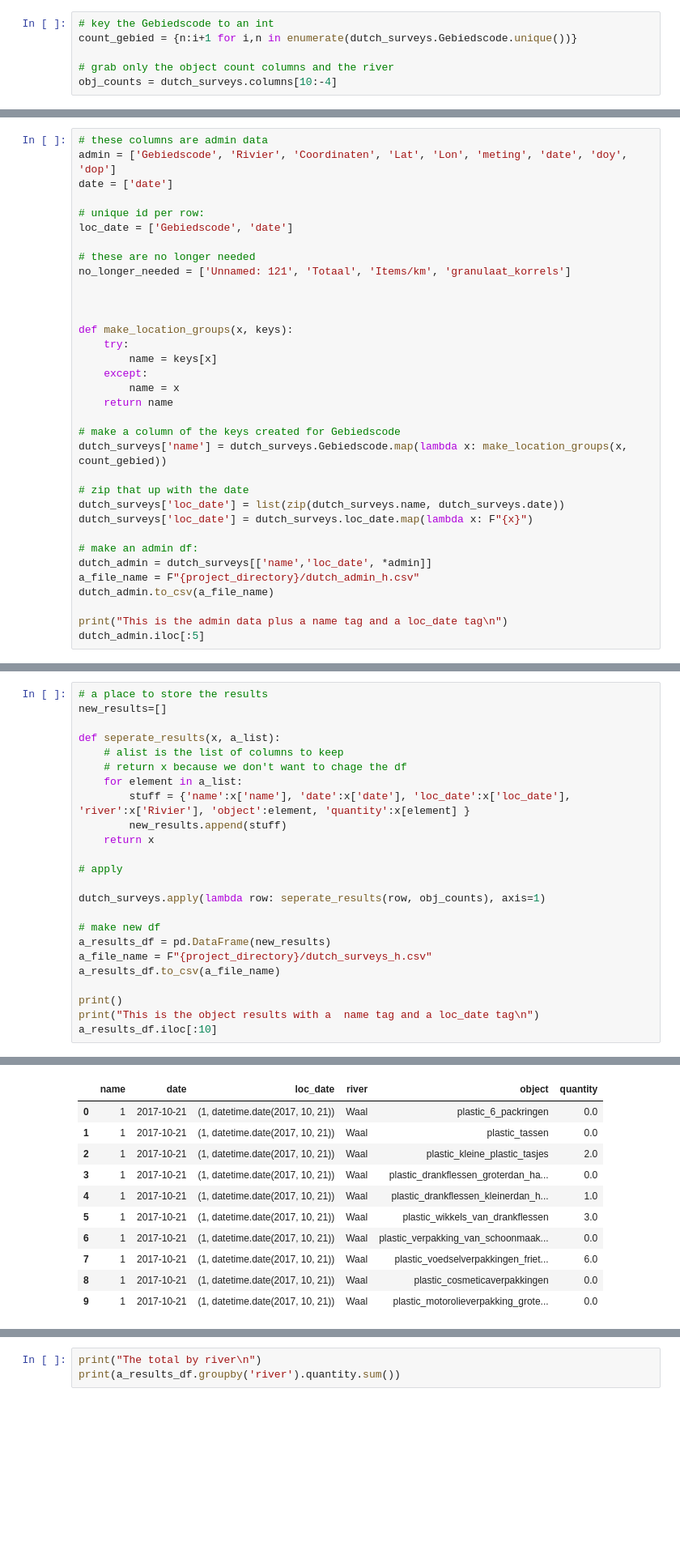
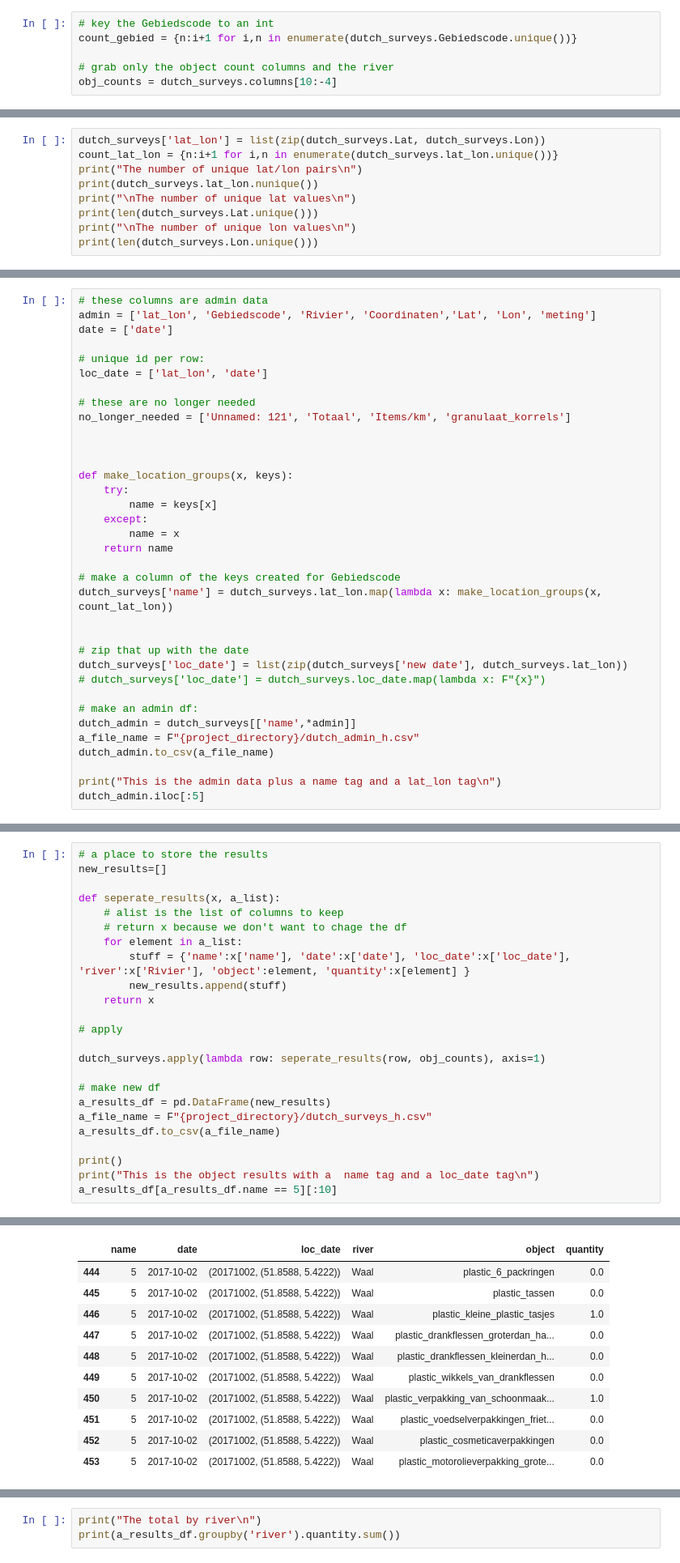
Before and after one commit to hammerdirt-analyst/rhinecode, a Jupyter notebook: harmonizesurveyresults.ipynb, the cells around one changed output, grey strips where cells are left out. Shown at 81% size. Saved outputs shown, nothing was run; the diff lists cells and outputs as text; blank space fills up the shorter version.

```diff
--- a/harmonizesurveyresults.ipynb
+++ b/harmonizesurveyresults.ipynb
@@ -232,0 +246,9 @@ dutch_surveys['date'] = dutch_surveys['this date']
+# %%
+dutch_surveys['lat_lon'] = list(zip(dutch_surveys.Lat, dutch_surveys.Lon))
+count_lat_lon = {n:i+1 for i,n in enumerate(dutch_surveys.lat_lon.unique())}
+print("The number of unique lat/lon pairs\n")
+print(dutch_surveys.lat_lon.nunique())
+print("\nThe number of unique lat values\n")
+print(len(dutch_surveys.Lat.unique()))
+print("\nThe number of unique lon values\n")
+print(len(dutch_surveys.Lon.unique()))
@@ -233,10 +267,10 @@ dutch_surveys['date'] = dutch_surveys['this date']
 # %%
 # these columns are admin data
-admin = ['Gebiedscode', 'Rivier', 'Coordinaten', 'Lat', 'Lon', 'meting', 'date', 'doy', 'dop']
+admin = ['lat_lon', 'Gebiedscode', 'Rivier', 'Coordinaten','Lat', 'Lon', 'meting']
 date = ['date']
 
 # unique id per row:
-loc_date = ['Gebiedscode', 'date']
+loc_date = ['lat_lon', 'date']
 
 # these are no longer needed
 no_longer_needed = ['Unnamed: 121', 'Totaal', 'Items/km', 'granulaat_korrels']
@@ -251,17 +285,18 @@ def make_location_groups(x, keys):
     return name
 
 # make a column of the keys created for Gebiedscode
-dutch_surveys['name'] = dutch_surveys.Gebiedscode.map(lambda x: make_location_groups(x, count_gebied))
+dutch_surveys['name'] = dutch_surveys.lat_lon.map(lambda x: make_location_groups(x, count_lat_lon))
+
 
 # zip that up with the date
-dutch_surveys['loc_date'] = list(zip(dutch_surveys.name, dutch_surveys.date))
-dutch_surveys['loc_date'] = dutch_surveys.loc_date.map(lambda x: F"{x}")
+dutch_surveys['loc_date'] = list(zip(dutch_surveys['new date'], dutch_surveys.lat_lon))
+# dutch_surveys['loc_date'] = dutch_surveys.loc_date.map(lambda x: F"{x}")
 
 # make an admin df:
-dutch_admin = dutch_surveys[['name','loc_date', *admin]]
+dutch_admin = dutch_surveys[['name',*admin]]
 a_file_name = F"{project_directory}/dutch_admin_h.csv"
 dutch_admin.to_csv(a_file_name)
 
-print("This is the admin data plus a name tag and a loc_date tag\n")
+print("This is the admin data plus a name tag and a lat_lon tag\n")
 dutch_admin.iloc[:5]
 # %% [output]
@@ -292,39 +333,39 @@ Name: 0, dtype: object
 # %%
 # a place to store the results
 new_results=[]
 
 def seperate_results(x, a_list):
     # alist is the list of columns to keep
     # return x because we don't want to chage the df
     for element in a_list:
         stuff = {'name':x['name'], 'date':x['date'], 'loc_date':x['loc_date'], 'river':x['Rivier'], 'object':element, 'quantity':x[element] }
         new_results.append(stuff)
     return x
 
 # apply
 
 dutch_surveys.apply(lambda row: seperate_results(row, obj_counts), axis=1)
 
 # make new df
 a_results_df = pd.DataFrame(new_results)
 a_file_name = F"{project_directory}/dutch_surveys_h.csv"
 a_results_df.to_csv(a_file_name)
 
 print()
 print("This is the object results with a  name tag and a loc_date tag\n")
-a_results_df.iloc[:10]
+a_results_df[a_results_df.name == 5][:10]
 # %% [output]
 This is the object results with a  name tag and a loc_date tag
 |  | name | date | loc_date | river | object | quantity |
-| 0 | 1 | 2017-10-21 | (1, datetime.date(2017, 10, 21)) | Waal | plastic_6_packringen | 0.0 |
-| 1 | 1 | 2017-10-21 | (1, datetime.date(2017, 10, 21)) | Waal | plastic_tassen | 0.0 |
-| 2 | 1 | 2017-10-21 | (1, datetime.date(2017, 10, 21)) | Waal | plastic_kleine_plastic_tasjes | 2.0 |
-| 3 | 1 | 2017-10-21 | (1, datetime.date(2017, 10, 21)) | Waal | plastic_drankflessen_groterdan_ha... | 0.0 |
-| 4 | 1 | 2017-10-21 | (1, datetime.date(2017, 10, 21)) | Waal | plastic_drankflessen_kleinerdan_h... | 1.0 |
-| 5 | 1 | 2017-10-21 | (1, datetime.date(2017, 10, 21)) | Waal | plastic_wikkels_van_drankflessen | 3.0 |
-| 6 | 1 | 2017-10-21 | (1, datetime.date(2017, 10, 21)) | Waal | plastic_verpakking_van_schoonmaak... | 0.0 |
-| 7 | 1 | 2017-10-21 | (1, datetime.date(2017, 10, 21)) | Waal | plastic_voedselverpakkingen_friet... | 6.0 |
-| 8 | 1 | 2017-10-21 | (1, datetime.date(2017, 10, 21)) | Waal | plastic_cosmeticaverpakkingen | 0.0 |
-| 9 | 1 | 2017-10-21 | (1, datetime.date(2017, 10, 21)) | Waal | plastic_motorolieverpakking_grote... | 0.0 |
+| 444 | 5 | 2017-10-02 | (20171002, (51.8588, 5.4222)) | Waal | plastic_6_packringen | 0.0 |
+| 445 | 5 | 2017-10-02 | (20171002, (51.8588, 5.4222)) | Waal | plastic_tassen | 0.0 |
+| 446 | 5 | 2017-10-02 | (20171002, (51.8588, 5.4222)) | Waal | plastic_kleine_plastic_tasjes | 1.0 |
+| 447 | 5 | 2017-10-02 | (20171002, (51.8588, 5.4222)) | Waal | plastic_drankflessen_groterdan_ha... | 0.0 |
+| 448 | 5 | 2017-10-02 | (20171002, (51.8588, 5.4222)) | Waal | plastic_drankflessen_kleinerdan_h... | 0.0 |
+| 449 | 5 | 2017-10-02 | (20171002, (51.8588, 5.4222)) | Waal | plastic_wikkels_van_drankflessen | 0.0 |
+| 450 | 5 | 2017-10-02 | (20171002, (51.8588, 5.4222)) | Waal | plastic_verpakking_van_schoonmaak... | 1.0 |
+| 451 | 5 | 2017-10-02 | (20171002, (51.8588, 5.4222)) | Waal | plastic_voedselverpakkingen_friet... | 0.0 |
+| 452 | 5 | 2017-10-02 | (20171002, (51.8588, 5.4222)) | Waal | plastic_cosmeticaverpakkingen | 0.0 |
+| 453 | 5 | 2017-10-02 | (20171002, (51.8588, 5.4222)) | Waal | plastic_motorolieverpakking_grote... | 0.0 |
 # %%
 print("The total by loc_date\n")
```
Also changed, not shown: parts of 9 cells of this notebook, 7 other files.
